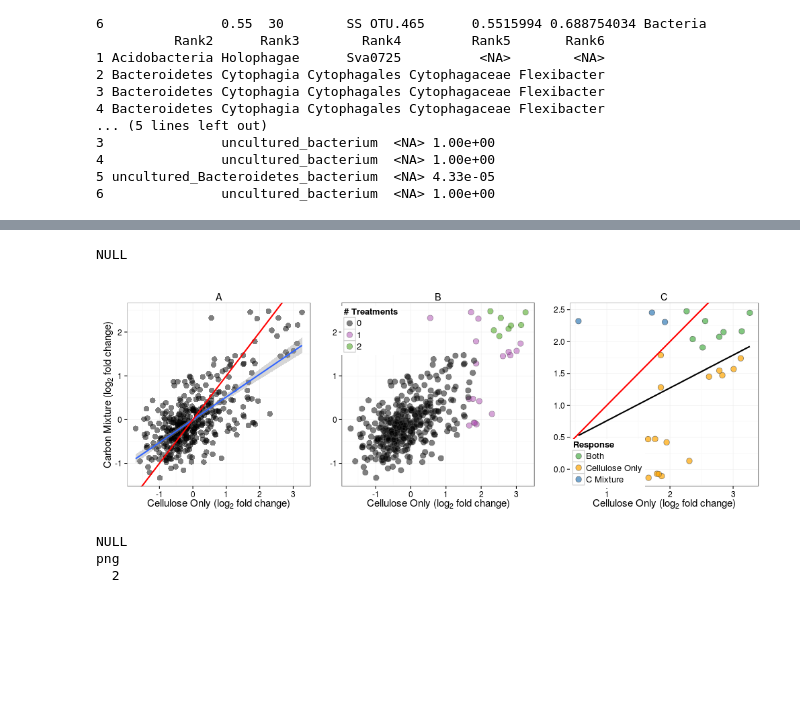
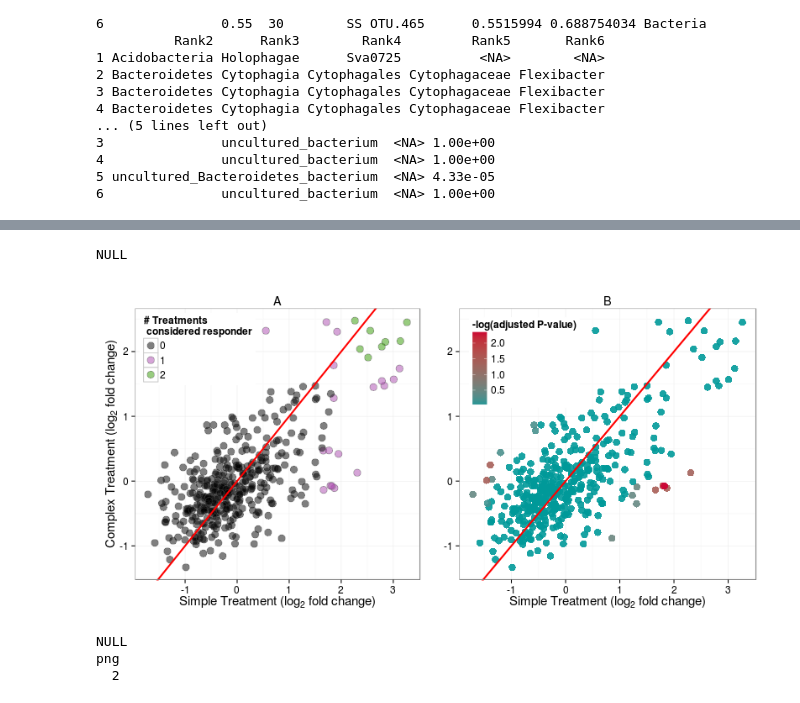
Before and after one commit to acampbellina/single_substrate, a Jupyter notebook: LinReg_3Panel_Fig.ipynb, the cells around one changed output, grey strips where cells are left out. Saved outputs shown, nothing was run; the diff lists cells and outputs as text; code cells hidden in the pictures; blank space fills up the shorter version.

Commit message:
added adjusted p-val panel, changed panels for fig

```diff
--- a/LinReg_3Panel_Fig.ipynb
+++ b/LinReg_3Panel_Fig.ipynb
@@ -318,0 +380,37 @@ p3
+# %%
+%%R -w 400 -h 400
+
+#r.sq = expression(paste(~~italic(r)^2, "= 0.485", sep = ""))
+
+d = sample.data %>% select(OTU, Treatment, log2FoldChange) %>% spread(Treatment, log2FoldChange) %>%
+    left_join(int.df)
+
+p5 = ggplot(d, aes(x = SS, y = PS, color = -log(int.padj)))
+
+p5 = p5 + geom_point(alpha = 0.9, size = 4)
+
+#p1 = p1 + stat_smooth(method = "lm", size = 1)
+
+p5 = p5 + labs(x = expression(paste("Simple Treatment (", log[2]," fold change)",sep="")),
+               y = expression(paste("Complex Treatment (", log[2]," fold change)",sep="")),
+               color = "-log(adjusted P-value)")
+p5 = p5 + geom_abline(intercept=0, slope=1, color = "red", size = 1)
+p5 = p5 + ggtitle("B")
+p5 = p5 + theme(plot.title = element_text(hjust = -0.45, vjust=2.12))
+#p1 = p1 + theme(plot.title = element_text(hjust = -0.1, size = 20))
+
+p5 = p5 + scale_color_gradientn(colours = c("#009999", "#CC0033"))
+
+p5 = p5 + theme_bw()
+p5 = p5 + theme(axis.title.x = element_text(size=15),
+                axis.title.y = element_blank(),
+                axis.text.x = element_text(size=12),
+                axis.text.y = element_text(size=12))
+p5 = p5 + theme(legend.title = element_text(size = 12),
+                legend.text = element_text(size = 12),
+                legend.position=c(0.22,0.8))
+#p5 = p5 + guides(color = guide_legend(title.position = "right", title.hjust = 2, title.vjust=2.12))
+#p1 = p1 + annotate("text", x=-0.5, y=1.75, label = "R^{2}==0.485", hjust=1, size=5.75, family="Times", parse=TRUE)
+
+
+p5
@@ -319,11 +420,11 @@ p3
 # %%
-%%R -w 1000 -h 350
+%%R -w 800 -h 400
 
-p.combined = grid.arrange(p1, p2, p3, widths = c(1, 1, 1), heights = c(1,1,1), ncol = 3)
+p.combined = grid.arrange(p2, p5, widths = c(1, 1), heights = c(1,1), ncol = 2)
 
 p.combined
 # %% [output]
 NULL
-[figure, old version]
+[figure, new version]
 # %%
 %%R
```
Also changed, not shown: parts of 14 cells of this notebook, 2 other files.
